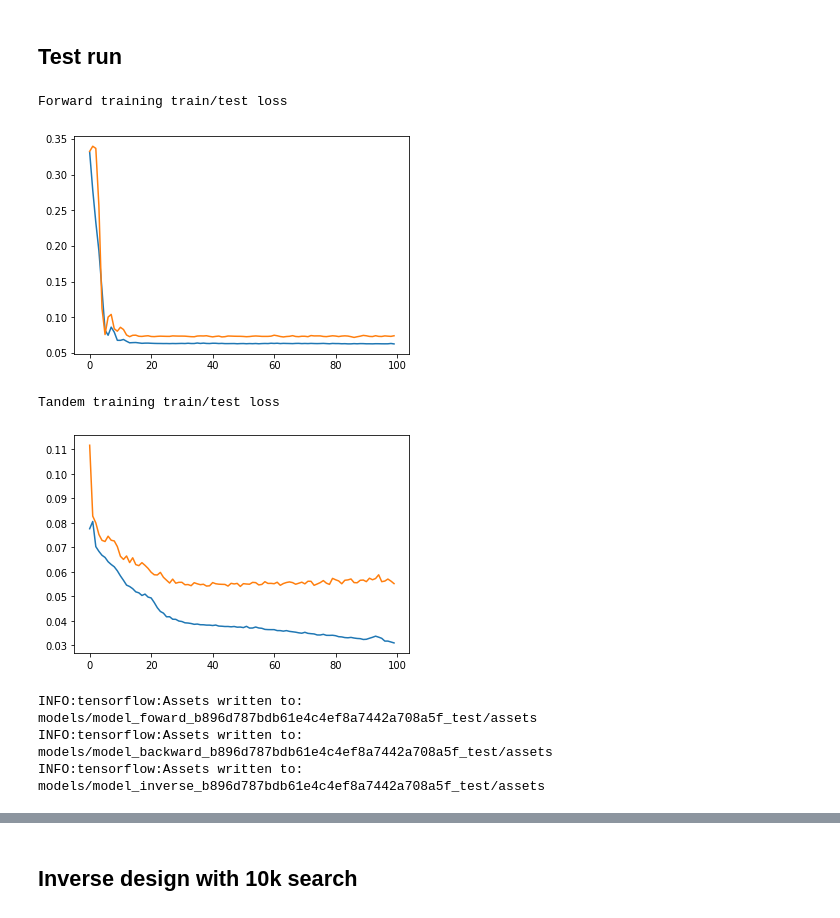
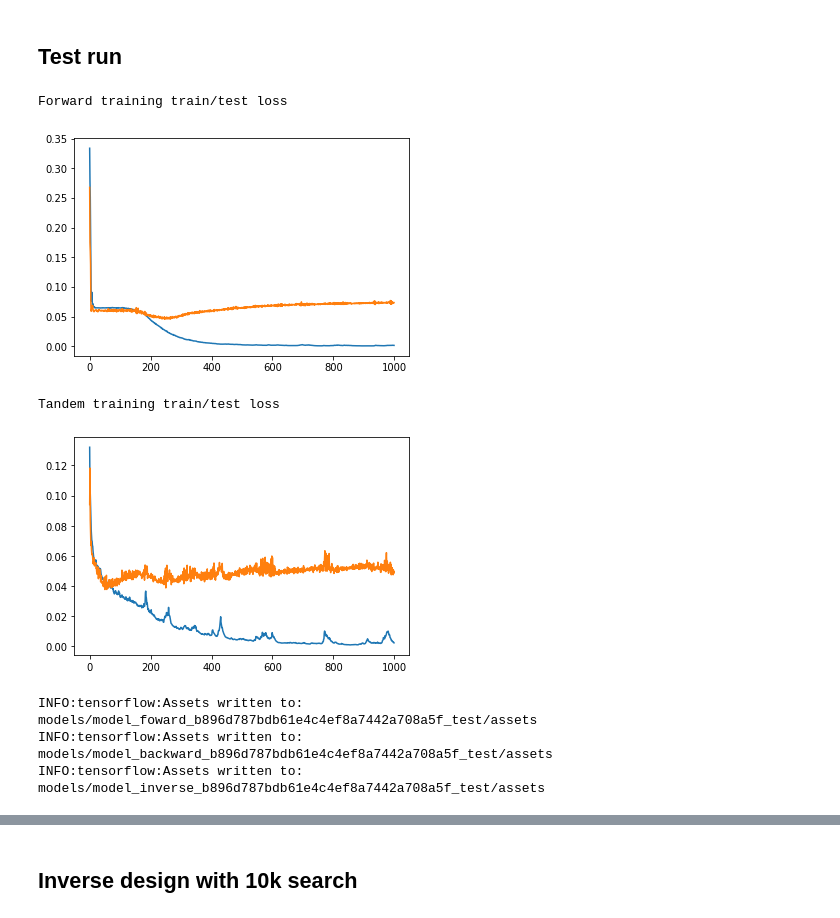
Before and after one commit to Thessal/inverse_design, a Jupyter notebook: dev.ipynb, the cells around one changed output, grey strips where cells are left out. Cells and saved outputs as stored; diff of their text form; code cells hidden in the pictures.

```diff
--- a/dev.ipynb
+++ b/dev.ipynb
@@ -38,25 +43,26 @@ def test(inv, df):
 # %%
 config = {
     "simulation_count" : 1000,
     "layer_count" : 4,
     "spectral_range" : (0.15,0.25),
     "spectral_resolution" : 200,
     "n1":1.4,
     "n2":2.1,
     "d_min":10e-9,
     "d_max":150e-9
 }
 df = inverse_design.calculate_spectrum_all(config)
 df = inverse_design.filter_similar_spectrum(config, df, thres_ratio = 0.1, plot=False)
 inv = inverse_design.inverse_model(config)
-inv.train(df, train_epochs=100)
+inv.train(df, train_epochs=1000)
 inv.show_history()
 inv.save_model("test")
+#inv.summary()
 # %% [output]
 Forward training train/test loss
-[figure, old version]
+[figure, new version]
 Tandem training train/test loss
-[figure, old version]
+[figure, new version]
 INFO:tensorflow:Assets written to: models/model_foward_b896d787bdb61e4c4ef8a7442a708a5f_test/assets
 INFO:tensorflow:Assets written to: models/model_backward_b896d787bdb61e4c4ef8a7442a708a5f_test/assets
 INFO:tensorflow:Assets written to: models/model_inverse_b896d787bdb61e4c4ef8a7442a708a5f_test/assets
```
Also changed, not shown: parts of 18 cells of this notebook, 1 other file.
